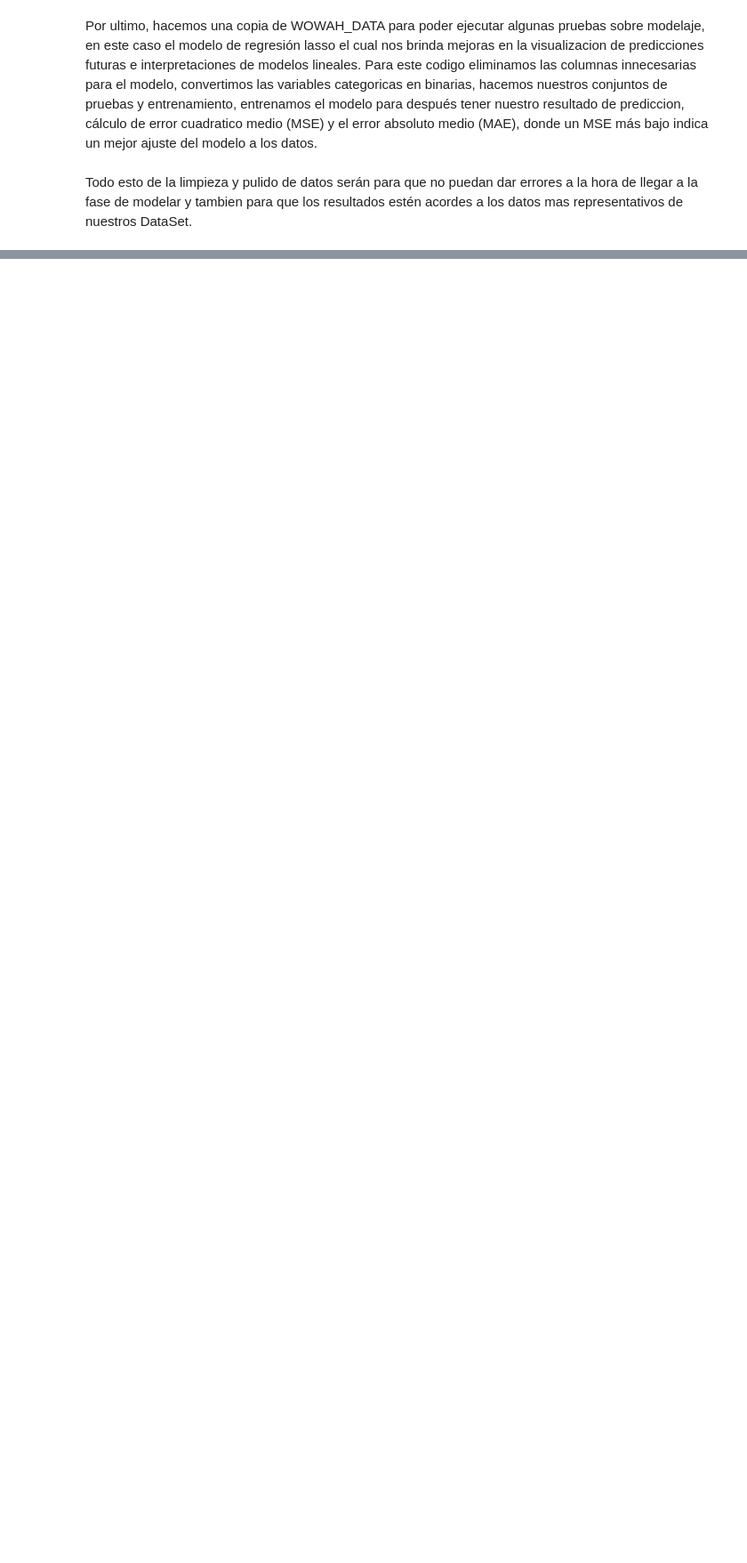
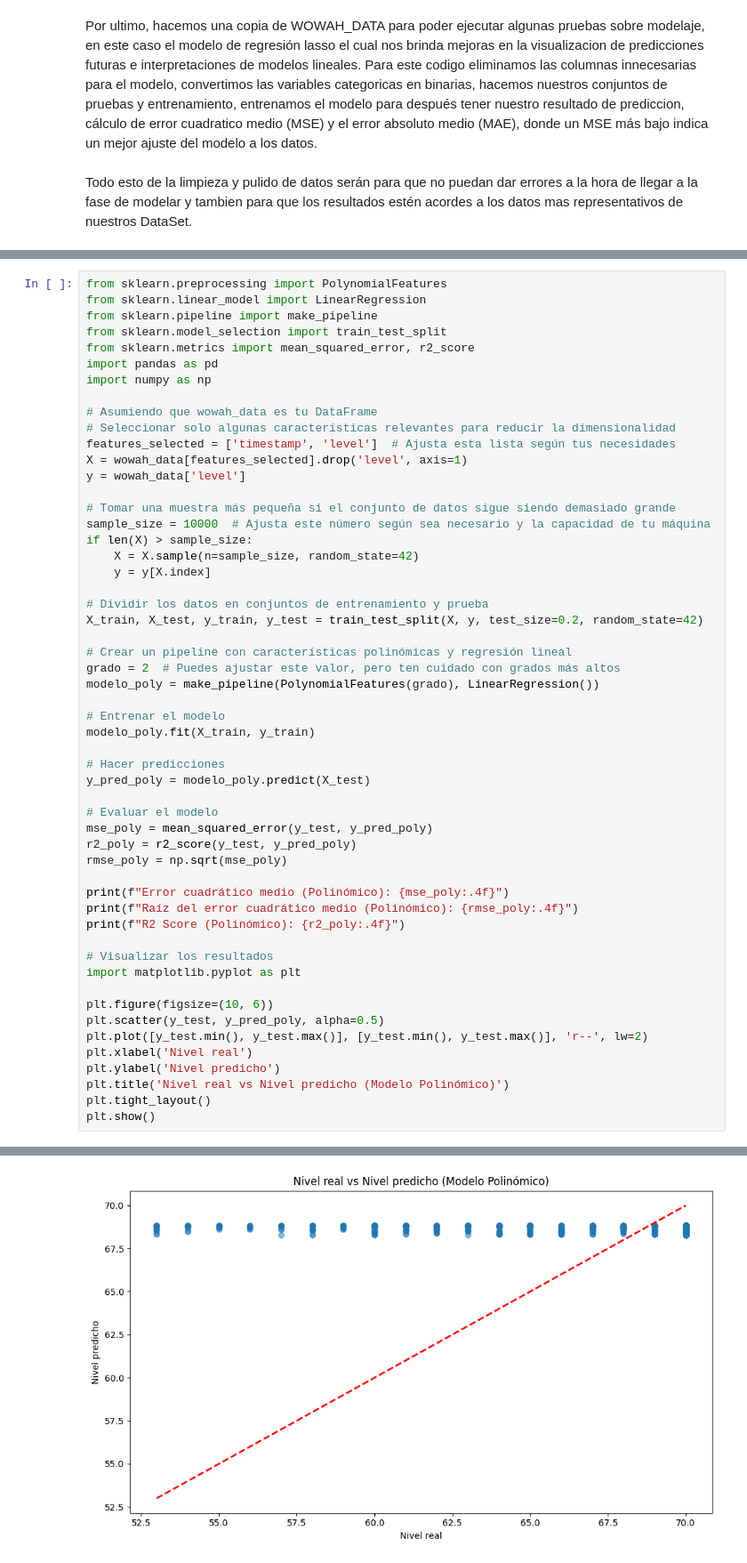
Before and after one commit to Andresilvampuero/machinwow, a Jupyter notebook: wow/notebooks/Exploracion.ipynb, the cells around one changed output, grey strips where cells are left out. Shown at 89% size. Saved outputs shown, nothing was run; the diff lists cells and outputs as text; blank space fills up the shorter version.

```diff
--- a/wow/notebooks/Exploracion.ipynb
+++ b/wow/notebooks/Exploracion.ipynb
@@ -777,0 +817,55 @@ Todo esto de la limpieza y pulido de datos serán para que no puedan dar errores
+# %%
+from sklearn.preprocessing import PolynomialFeatures
+from sklearn.linear_model import LinearRegression
+from sklearn.pipeline import make_pipeline
+from sklearn.model_selection import train_test_split
+from sklearn.metrics import mean_squared_error, r2_score
+import pandas as pd
+import numpy as np
+
+# Asumiendo que wowah_data es tu DataFrame
+# Seleccionar solo algunas características relevantes para reducir la dimensionalidad
+features_selected = ['timestamp', 'level']  # Ajusta esta lista según tus necesidades
+X = wowah_data[features_selected].drop('level', axis=1)
+y = wowah_data['level']
+
+# Tomar una muestra más pequeña si el conjunto de datos sigue siendo demasiado grande
+sample_size = 10000  # Ajusta este número según sea necesario y la capacidad de tu máquina
+if len(X) > sample_size:
+    X = X.sample(n=sample_size, random_state=42)
+    y = y[X.index]
+
+# Dividir los datos en conjuntos de entrenamiento y prueba
+X_train, X_test, y_train, y_test = train_test_split(X, y, test_size=0.2, random_state=42)
+
+# Crear un pipeline con características polinómicas y regresión lineal
+grado = 2  # Puedes ajustar este valor, pero ten cuidado con grados más altos
+modelo_poly = make_pipeline(PolynomialFeatures(grado), LinearRegression())
+
+# Entrenar el modelo
+modelo_poly.fit(X_train, y_train)
+
+# Hacer predicciones
+y_pred_poly = modelo_poly.predict(X_test)
+
+# Evaluar el modelo
+mse_poly = mean_squared_error(y_test, y_pred_poly)
+r2_poly = r2_score(y_test, y_pred_poly)
+rmse_poly = np.sqrt(mse_poly)
+
+print(f"Error cuadrático medio (Polinómico): {mse_poly:.4f}")
+print(f"Raíz del error cuadrático medio (Polinómico): {rmse_poly:.4f}")
+print(f"R2 Score (Polinómico): {r2_poly:.4f}")
+
+# Visualizar los resultados
+import matplotlib.pyplot as plt
+
+plt.figure(figsize=(10, 6))
+plt.scatter(y_test, y_pred_poly, alpha=0.5)
+plt.plot([y_test.min(), y_test.max()], [y_test.min(), y_test.max()], 'r--', lw=2)
+plt.xlabel('Nivel real')
+plt.ylabel('Nivel predicho')
+plt.title('Nivel real vs Nivel predicho (Modelo Polinómico)')
+plt.tight_layout()
+plt.show()
+# %% [output]
@@ -777,0 +876 @@ Todo esto de la limpieza y pulido de datos serán para que no puedan dar errores
+[figure, added]
```
Also changed, not shown: parts of 11 cells of this notebook.
